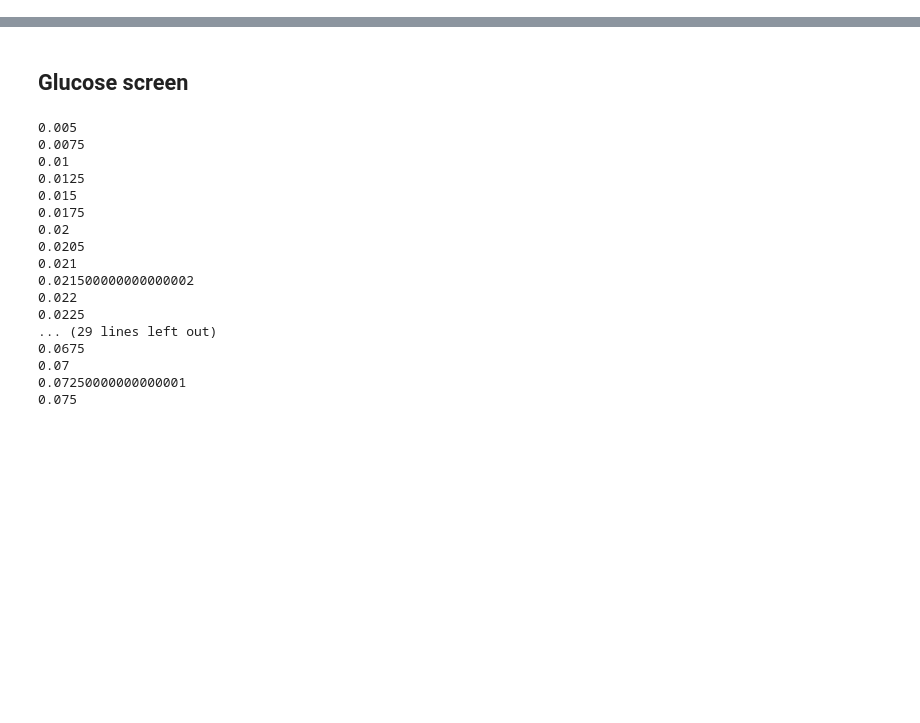
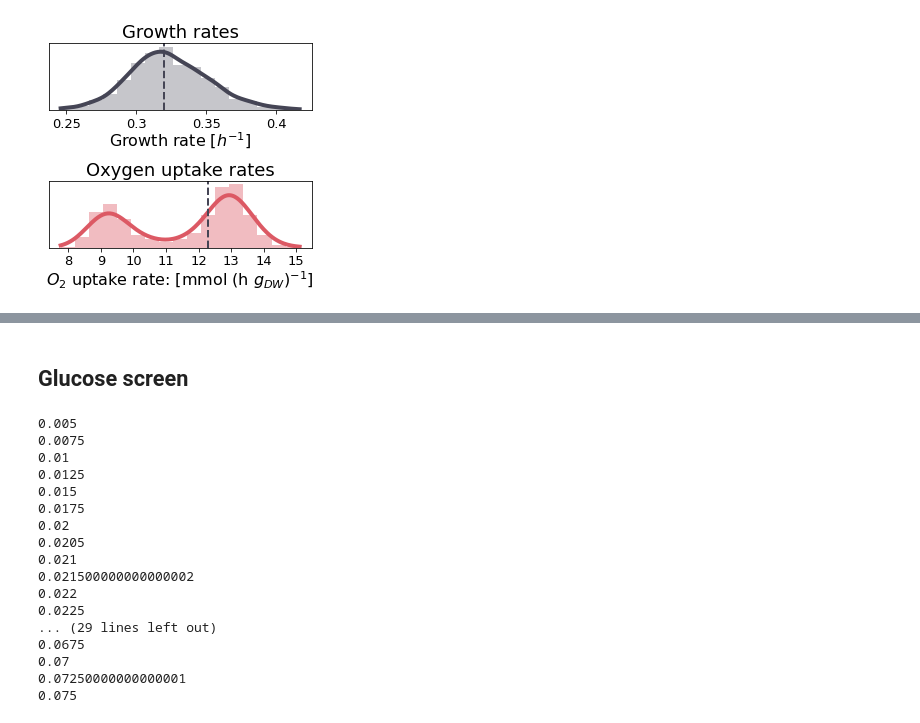
Before and after one commit to SysBioInra/rbatools, a Jupyter notebook: figure_for_manuscript/Fig_rbatools_Manuscript.ipynb, the cells around one changed output, grey strips where cells are left out. Saved outputs shown, nothing was run; the diff lists cells and outputs as text; code cells hidden in the pictures; blank space fills up the shorter version.

```diff
--- a/figure_for_manuscript/Fig_rbatools_Manuscript.ipynb
+++ b/figure_for_manuscript/Fig_rbatools_Manuscript.ipynb
@@ -33,0 +143,11 @@ contrast_line_color="#454555"
+# %%
+fig = plt.figure(figsize=(4,4),constrained_layout=True)
+gs = GridSpec(2,1, figure=fig)
+ax1 = fig.add_subplot(gs[0, 0])
+ax2 = fig.add_subplot(gs[1, 0])
+plot_kapp_sampling_mu(ax=ax1,input_data=sampling_results,mu_WT=mu_WT)
+plot_kapp_sampling_o2(ax=ax2,input_data=sampling_results,o2_WT=o2_WT)
+plt.tight_layout()
+plt.savefig('Global_sampling_review.png')
+# %% [output]
+[figure, added]
```
Also changed, not shown: parts of 57 cells of this notebook, 4 other files.
